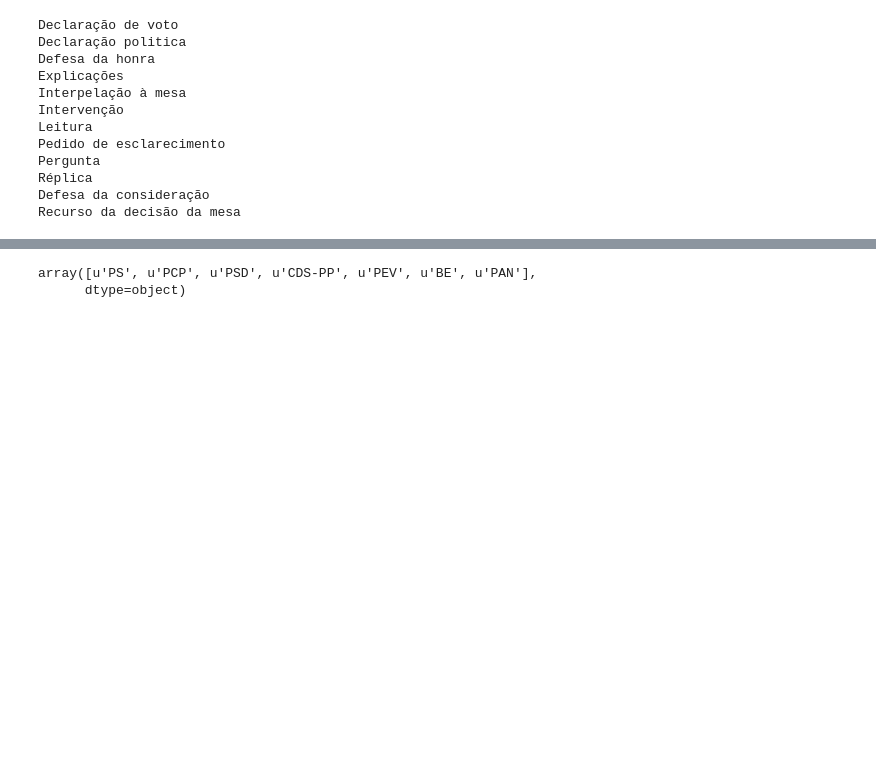
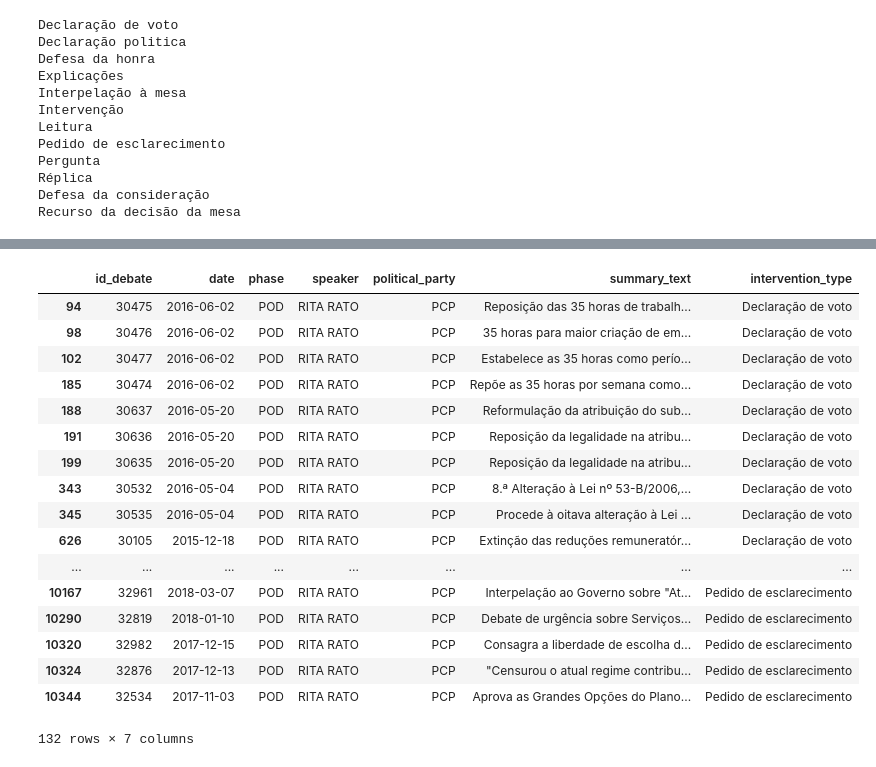
Before and after one commit to duarteocarmo/assembleia, a Jupyter notebook: Analise.ipynb, the cells around one changed output, grey strips where cells are left out. Saved outputs shown, nothing was run; the diff lists cells and outputs as text; code cells hidden in the pictures; blank space fills up the shorter version.

```diff
--- a/Analise.ipynb
+++ b/Analise.ipynb
@@ -253,6 +254 @@ Defesa da honra             0.000687
 Name: intervention_type, dtype: float64
-# %%
-assembleia.political_party.unique()
-# %% [output]
-array([u'PS', u'PCP', u'PSD', u'CDS-PP', u'PEV', u'BE', u'PAN'],
-      dtype=object)
@@ -260,0 +255,21 @@ assembleia.political_party.unique()
+# %%
+assembleia.loc[assembleia.speaker == 'RITA RATO']
+# %% [output]
+|  | id_debate | date | phase | speaker | political_party | summary_text | intervention_type |
+| 94 | 30475 | 2016-06-02 | POD | RITA RATO | PCP | Reposição das 35 horas de trabalh... | Declaração de voto |
+| 98 | 30476 | 2016-06-02 | POD | RITA RATO | PCP | 35 horas para maior criação de em... | Declaração de voto |
+| 102 | 30477 | 2016-06-02 | POD | RITA RATO | PCP | Estabelece as 35 horas como perío... | Declaração de voto |
+| 185 | 30474 | 2016-06-02 | POD | RITA RATO | PCP | Repõe as 35 horas por semana como... | Declaração de voto |
+| 188 | 30637 | 2016-05-20 | POD | RITA RATO | PCP | Reformulação da atribuição do sub... | Declaração de voto |
+| 191 | 30636 | 2016-05-20 | POD | RITA RATO | PCP | Reposição da legalidade na atribu... | Declaração de voto |
+| 199 | 30635 | 2016-05-20 | POD | RITA RATO | PCP | Reposição da legalidade na atribu... | Declaração de voto |
+| 343 | 30532 | 2016-05-04 | POD | RITA RATO | PCP | 8.ª Alteração à Lei nº 53-B/2006,... | Declaração de voto |
+| 345 | 30535 | 2016-05-04 | POD | RITA RATO | PCP | Procede à oitava alteração à Lei ... | Declaração de voto |
+| 626 | 30105 | 2015-12-18 | POD | RITA RATO | PCP | Extinção das reduções remuneratór... | Declaração de voto |
+| ... | ... | ... | ... | ... | ... | ... | ... |
+| 10167 | 32961 | 2018-03-07 | POD | RITA RATO | PCP | Interpelação ao Governo sobre "At... | Pedido de esclarecimento |
+| 10290 | 32819 | 2018-01-10 | POD | RITA RATO | PCP | Debate de urgência sobre Serviços... | Pedido de esclarecimento |
+| 10320 | 32982 | 2017-12-15 | POD | RITA RATO | PCP | Consagra a liberdade de escolha d... | Pedido de esclarecimento |
+| 10324 | 32876 | 2017-12-13 | POD | RITA RATO | PCP | "Censurou o atual regime contribu... | Pedido de esclarecimento |
+| 10344 | 32534 | 2017-11-03 | POD | RITA RATO | PCP | Aprova as Grandes Opções do Plano... | Pedido de esclarecimento |
+132 rows × 7 columns
```
Also changed, not shown: parts of 17 cells of this notebook.
